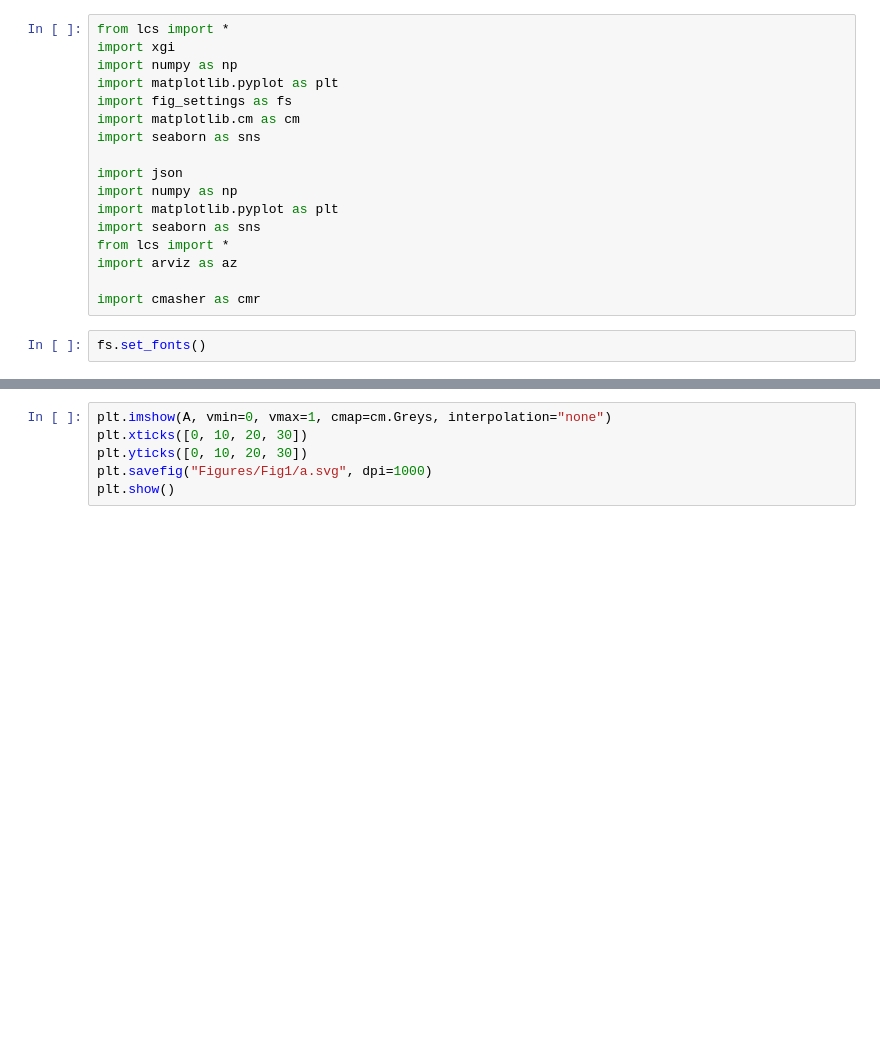
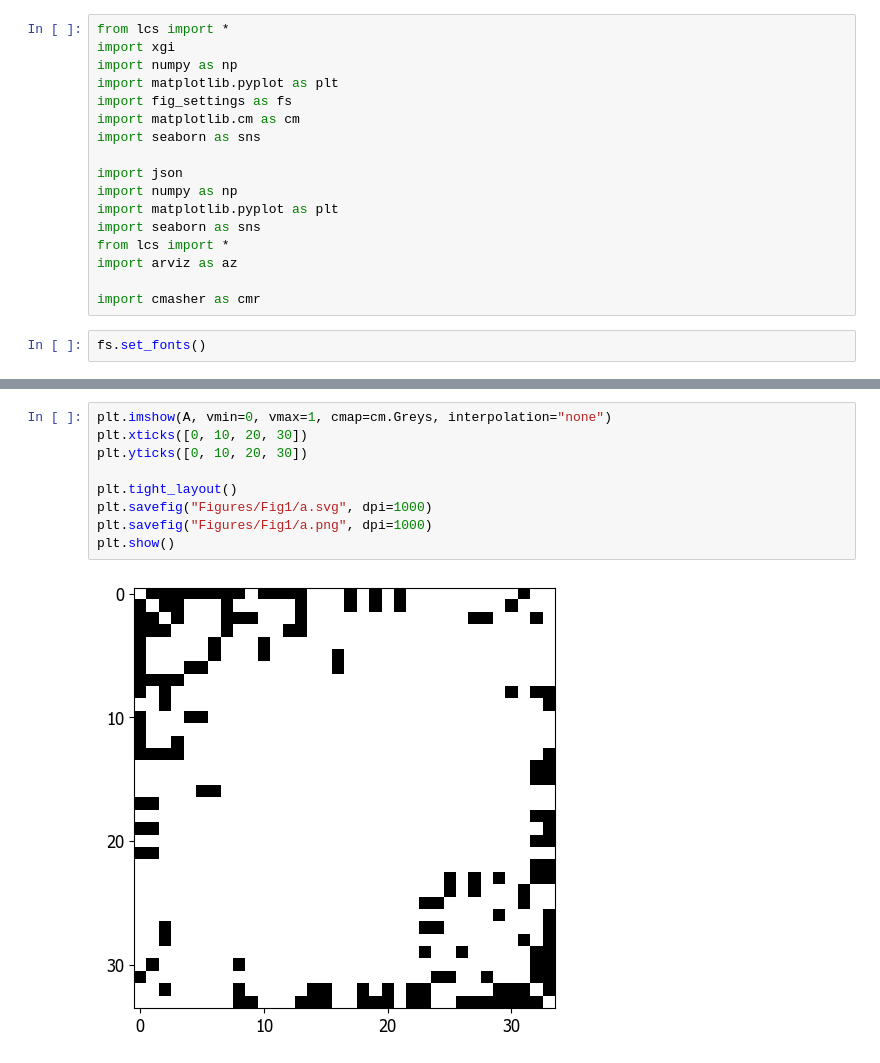
Before and after one commit to nwlandry/complex-network-reconstruction, a Jupyter notebook: plot_fig1.ipynb, the cells around one changed output, grey strips where cells are left out. Saved outputs shown, nothing was run; the diff lists cells and outputs as text; blank space fills up the shorter version.

```diff
--- a/plot_fig1.ipynb
+++ b/plot_fig1.ipynb
@@ -73,9 +83,14 @@ plt.show()
 # %%
 plt.imshow(A, vmin=0, vmax=1, cmap=cm.Greys, interpolation="none")
 plt.xticks([0, 10, 20, 30])
 plt.yticks([0, 10, 20, 30])
+
+plt.tight_layout()
 plt.savefig("Figures/Fig1/a.svg", dpi=1000)
+plt.savefig("Figures/Fig1/a.png", dpi=1000)
 plt.show()
+# %% [output]
+[figure, added]
 # %%
 with open("Data/zkc_infer_contagion_functions.json") as file:
     data = json.load(file)
```
Also changed, not shown: parts of 5 cells of this notebook, 19 other files.
